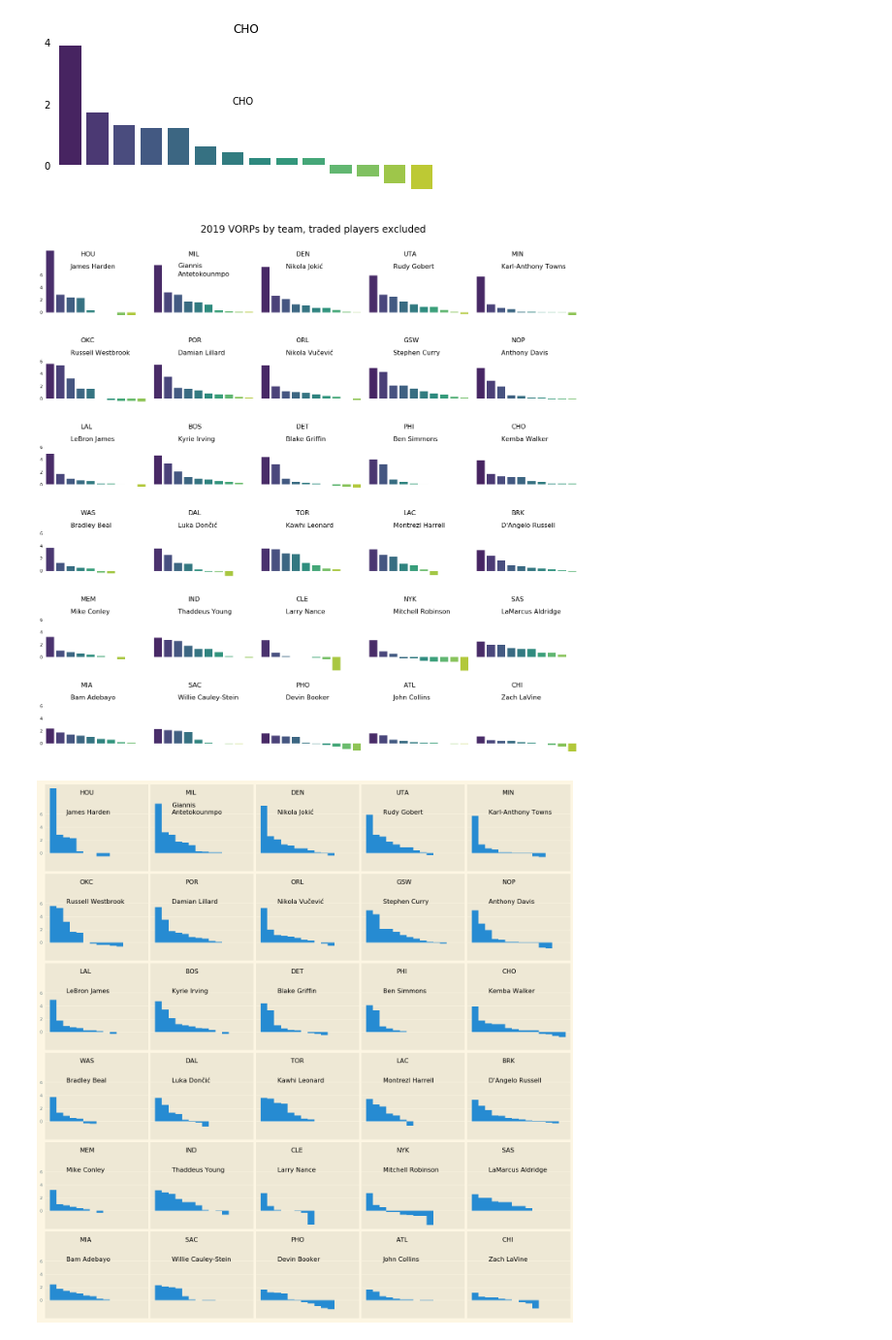
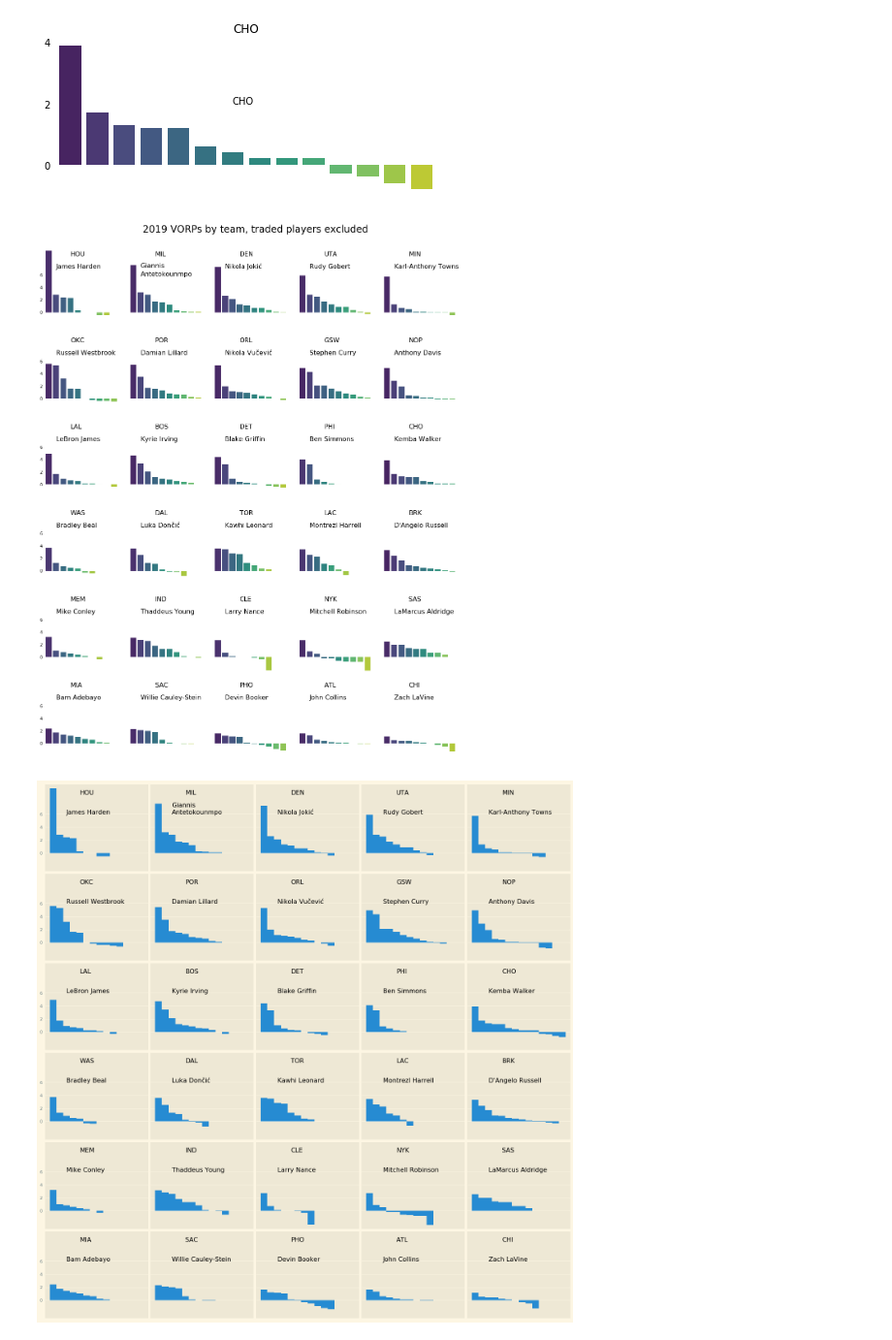
Before and after one commit to llimllib/team_mvps, a Jupyter notebook: VORP explore.ipynb, the cells around one changed output. Shown at 97% size. Drawn from its saved outputs; the diff is of its cells as text; code cells hidden in the pictures.

```diff
--- a/VORP explore.ipynb
+++ b/VORP explore.ipynb
@@ -54,36 +54,36 @@ sns.barplot(y=cho, x=list(range(len(cho))), ax=ax, palette="viridis")
 # %%
 def trim_axs(axs, N):
     axs = axs.flat
     for ax in axs[N:]:
         ax.remove()
     return axs[:N]
 
 font = {'weight': 'normal', 'size': 16, 'linespacing': 1.5}
 
-f, axes = plt.subplots(6, 5, figsize=(19,19), sharex=True, sharey=True)
+f, axes = plt.subplots(6, 5, figsize=(15,19), sharex=True, sharey=True)
 axes = trim_axs(axes, len(data_byteam))
 for (teamname, team), ax in zip(data_byteam.items(), axes.flat):
     vorps = [float(p['VORP']) for p in team]
     xindex = list(range(len(team)))
     sns.barplot(y=vorps, x=list(range(len(team))), ax=ax, palette="viridis")
     #ax.set_title(teamname)
     ax.set_yticks([0,2,4,6])
     ax.get_xaxis().set_visible(False)
     ax.get_yaxis().set_ticks_position('none')
     ax.text(3, 9, teamname, fontdict=font)
     best = team[0]['Player']
     if 'Giannis' in best:
         best = '\n'.join(best.split())
-        ax.text(2, 5.8, best, fontdict=font)
+        ax.text(1, 5.8, best, fontdict=font)
     else:
-        ax.text(2, 7, best, fontdict=font)
+        ax.text(1, 7, best, fontdict=font)
 plt.tight_layout(pad=0.2)
 sns.despine(left=True, right=True, bottom=True, top=True)
 plt.subplots_adjust(top=0.94)
 f.suptitle('2019 VORPs by team, traded players excluded', fontsize=24)
 plt.savefig('graph.png')
 # %% [output]
-[figure, old version]
+[figure, new version]
 # %%
 def trim_axs(axs, N):
     axs = axs.flat
```
